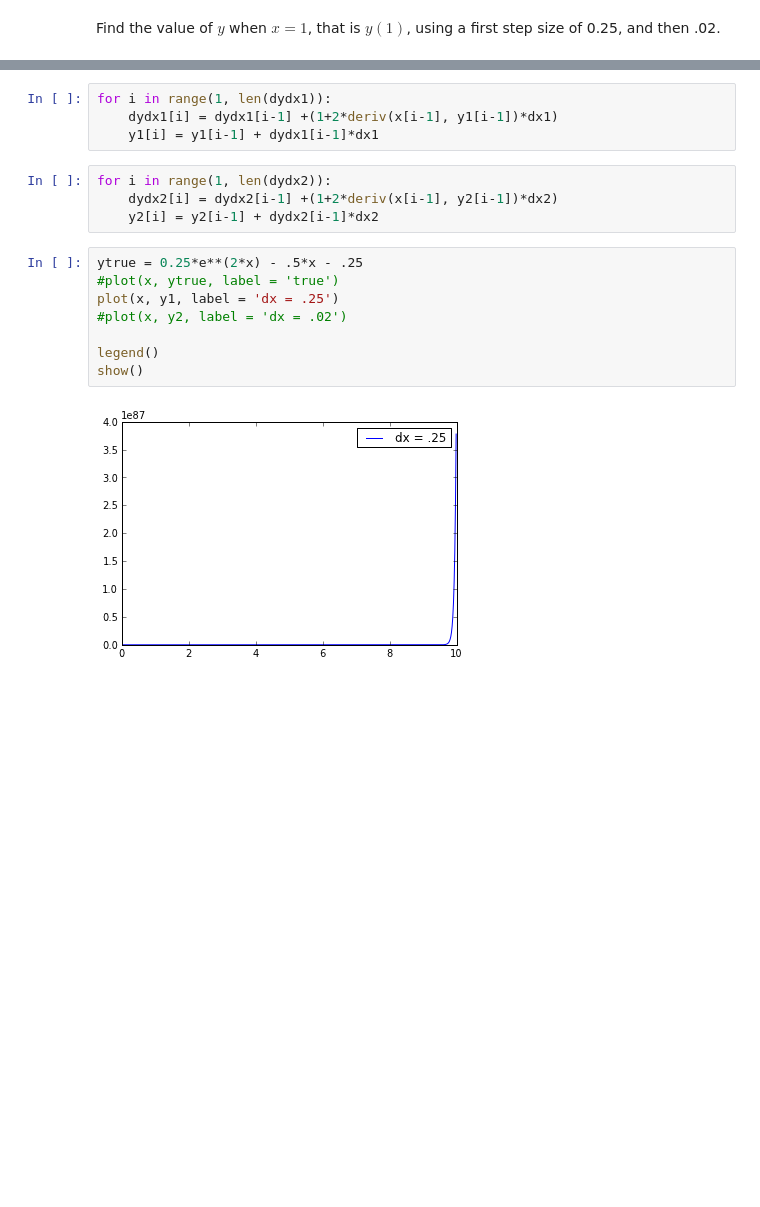
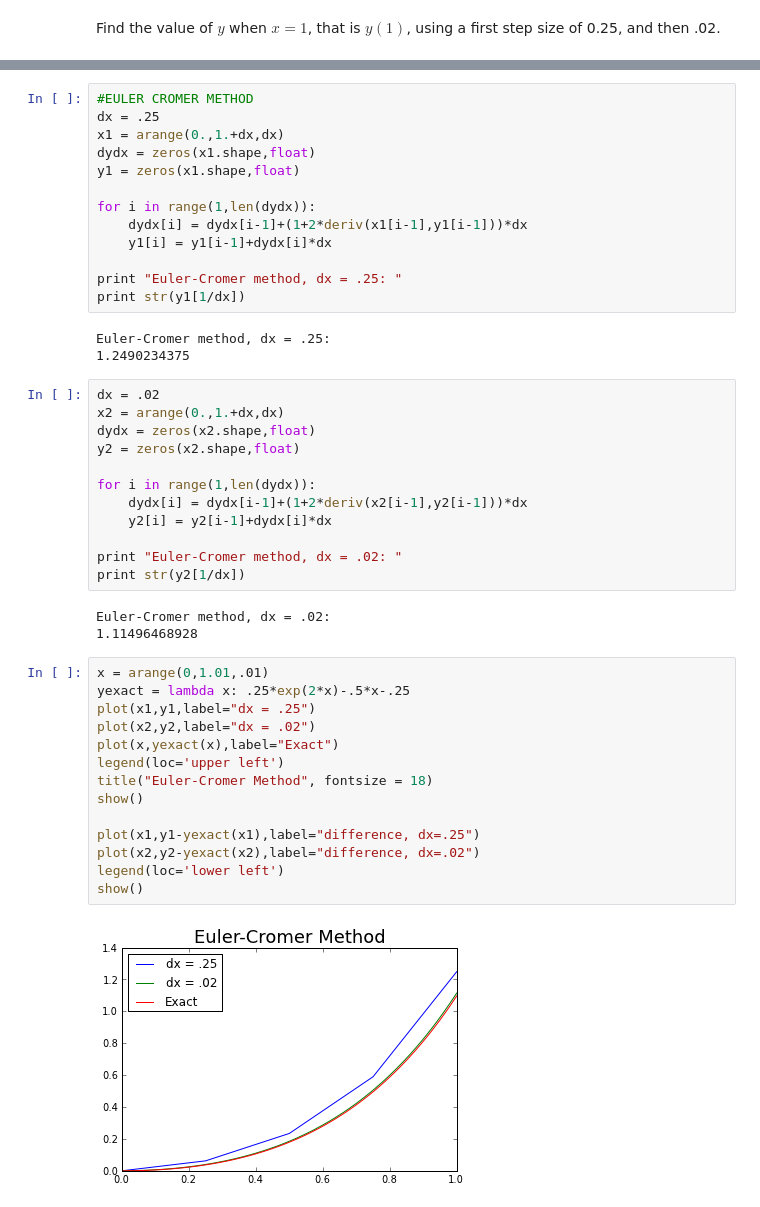
Before and after one commit to ssteeper/PHYS-202-13, a Jupyter notebook: week7/Euler Method.ipynb, the cells around one changed output, grey strips where cells are left out. Drawn from its saved outputs; the diff is of its cells as text; blank space fills up the shorter version.

```diff
--- a/week7/Euler Method.ipynb
+++ b/week7/Euler Method.ipynb
@@ -25,18 +67,47 @@ dydx2 = np.zeros(len(x))
 # %%
-for i in range(1, len(dydx1)):
-    dydx1[i] = dydx1[i-1] +(1+2*deriv(x[i-1], y1[i-1])*dx1)
-    y1[i] = y1[i-1] + dydx1[i-1]*dx1
+#EULER CROMER METHOD
+dx = .25
+x1 = arange(0.,1.+dx,dx)
+dydx = zeros(x1.shape,float)
+y1 = zeros(x1.shape,float)
+
+for i in range(1,len(dydx)):
+    dydx[i] = dydx[i-1]+(1+2*deriv(x1[i-1],y1[i-1]))*dx
+    y1[i] = y1[i-1]+dydx[i]*dx
+
+print "Euler-Cromer method, dx = .25: "
+print str(y1[1/dx])
+# %% [output]
+Euler-Cromer method, dx = .25:
+1.2490234375
 # %%
-for i in range(1, len(dydx2)):
-    dydx2[i] = dydx2[i-1] +(1+2*deriv(x[i-1], y2[i-1])*dx2)
-    y2[i] = y2[i-1] + dydx2[i-1]*dx2
+dx = .02
+x2 = arange(0.,1.+dx,dx)
+dydx = zeros(x2.shape,float)
+y2 = zeros(x2.shape,float)
+
+for i in range(1,len(dydx)):
+    dydx[i] = dydx[i-1]+(1+2*deriv(x2[i-1],y2[i-1]))*dx
+    y2[i] = y2[i-1]+dydx[i]*dx
+
+print "Euler-Cromer method, dx = .02: "
+print str(y2[1/dx])
+# %% [output]
+Euler-Cromer method, dx = .02:
+1.11496468928
-# %%
-ytrue = 0.25*e**(2*x) - .5*x - .25
-#plot(x, ytrue, label = 'true')
-plot(x, y1, label = 'dx = .25')
-#plot(x, y2, label = 'dx = .02')
-
-legend()
-show()
-# %% [output]
-[figure, removed]
+# %%
+x = arange(0,1.01,.01)
+yexact = lambda x: .25*exp(2*x)-.5*x-.25
+plot(x1,y1,label="dx = .25")
+plot(x2,y2,label="dx = .02")
+plot(x,yexact(x),label="Exact")
+legend(loc='upper left')
+title("Euler-Cromer Method", fontsize = 18)
+show()
+
+plot(x1,y1-yexact(x1),label="difference, dx=.25")
+plot(x2,y2-yexact(x2),label="difference, dx=.02")
+legend(loc='lower left')
+show()
+# %% [output]
+[figure, added]
```
Also changed, not shown: parts of 15 cells of this notebook.
